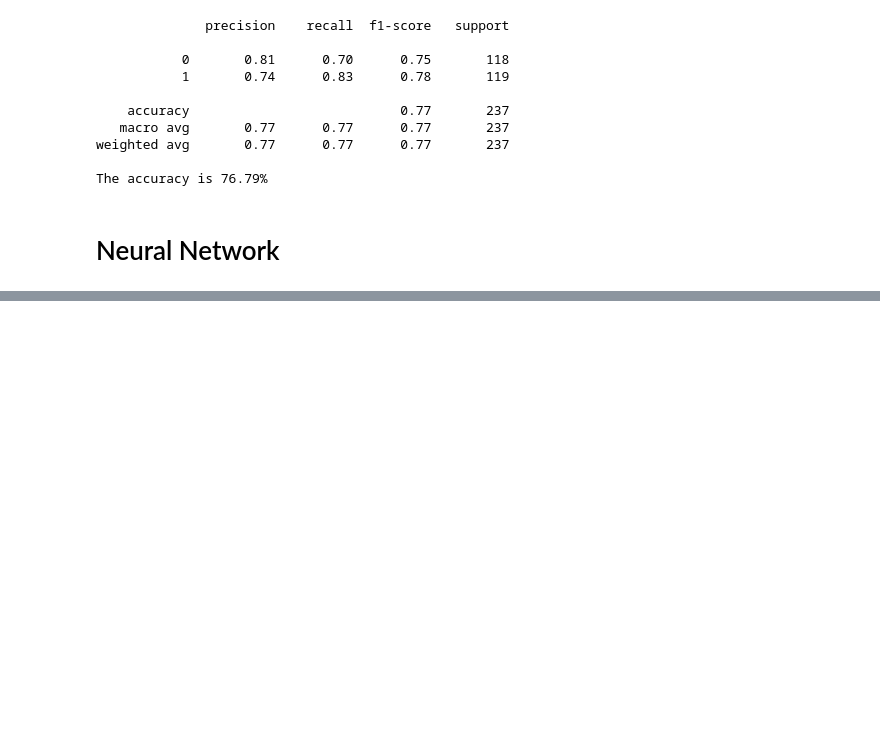
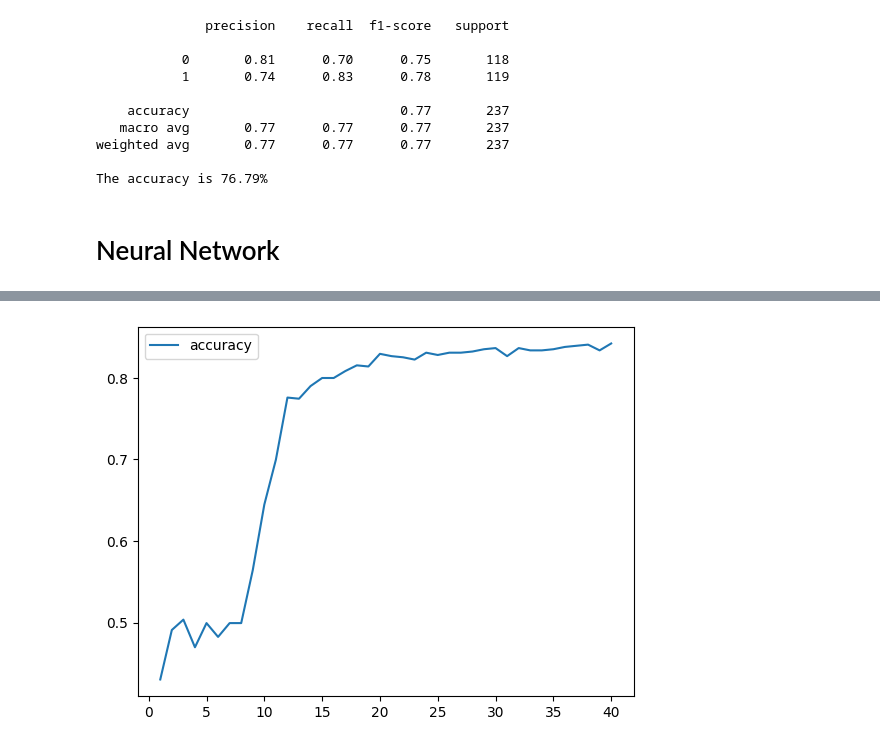
Before and after one commit to sval2020/Project_4, a Jupyter notebook: colab_models.ipynb, the cells around one changed output, grey strips where cells are left out. Saved outputs shown, nothing was run; the diff lists cells and outputs as text; code cells hidden in the pictures; blank space fills up the shorter version.

Commit message:
all models merged

```diff
--- a/colab_classic.ipynb
+++ b/colab_models.ipynb
@@ -185,4 +203,4 @@ from sklearn.metrics import accuracy_score, classification_report, confusion_mat
 # %%
 #init rf model and fit to training data
 rf_model = RandomForestClassifier(n_estimators=3000, random_state=42) #model max acc at n_estimators = 4000, acc loss beginning at 8000
-rf_model.fit(X_train, y_train)
+rf_model = rf_model.fit(X_train, y_train)
@@ -340,0 +480,4 @@ The accuracy is 76.79%
+# %%
+nn.compile(loss="binary_crossentropy", optimizer="nadam", metrics=["accuracy"])
+
+fit_model = nn.fit(X_train, y_train, epochs=40)
@@ -340,0 +509,10 @@ The accuracy is 76.79%
+# %%
+# Create a DataFrame containing training history
+history_df = pd.DataFrame(fit_model.history)
+
+# Increase the index by 1 to match the number of epochs
+history_df.index += 1
+history_df.plot(y="accuracy")
+plt.show()
+# %% [output]
+[figure, added]
```
Also changed, not shown: parts of 11 cells of this notebook.
